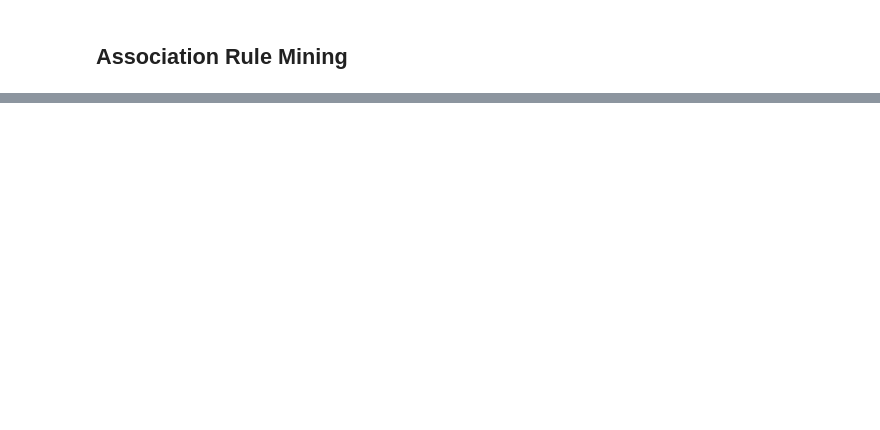
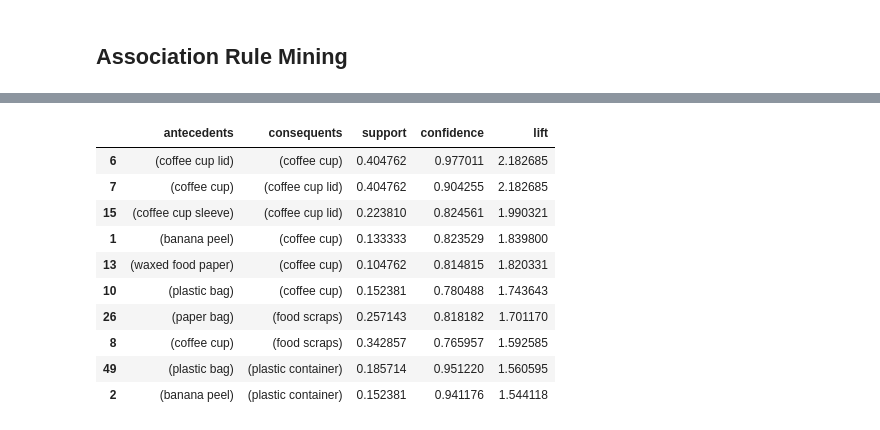
Before and after one commit to bps78/Oscar-Research-Project, a Jupyter notebook: oscar_project.ipynb, the cells around one changed output, grey strips where cells are left out. Saved outputs shown, nothing was run; the diff lists cells and outputs as text; code cells hidden in the pictures; blank space fills up the shorter version.

```diff
--- a/oscar_project.ipynb
+++ b/oscar_project.ipynb
@@ -84,3 +85,6 @@ len(disposals['Item']), disposals['Item'].unique()
         'paper lid', 'pizza box', 'paper sauce cup', 'paper drink tray',
         'battery', 'magazine', 'wooden cutlery', 'tea bag', 'apple scraps',
         'juice pouch'], dtype=object))
+# %%
+trash_items = disposals[disposals['Correct Bin'] == 'Trash']['Item'].unique()
+print(trash_items)
@@ -86,0 +100,3 @@ len(disposals['Item']), disposals['Item'].unique()
+# %%
+recycling_items = disposals[disposals['Correct Bin'] == 'Recycling']['Item'].unique()
+print(recycling_items)
@@ -622,2 +638,29 @@ rules[['antecedents', 'consequents', 'support', 'confidence', 'lift']].sort_valu
 # %%
-#TODO Find association rules with two contaminants
+#Find association rules with two contaminants
+
+results = pd.DataFrame()
+
+for index, row in rules.iterrows():
+    antecedents = list(row['antecedents'])
+    consequents = list(row['consequents'])
+
+    for a in antecedents:
+        for b in consequents:
+            if (a in trash_items and b in recycling_items) or (b in trash_items and a in recycling_items):
+                results = pd.concat([results, pd.DataFrame([row])], ignore_index=True)
+
+results = results.drop_duplicates()
+contam_associates_top_10 = results[['antecedents', 'consequents', 'support', 'confidence', 'lift']].sort_values(by='lift', ascending=False).head(10)
+display(contam_associates_top_10)
+# %% [output]
+|  | antecedents | consequents | support | confidence | lift |
+| 6 | (coffee cup lid) | (coffee cup) | 0.404762 | 0.977011 | 2.182685 |
+| 7 | (coffee cup) | (coffee cup lid) | 0.404762 | 0.904255 | 2.182685 |
+| 15 | (coffee cup sleeve) | (coffee cup lid) | 0.223810 | 0.824561 | 1.990321 |
+| 1 | (banana peel) | (coffee cup) | 0.133333 | 0.823529 | 1.839800 |
+| 13 | (waxed food paper) | (coffee cup) | 0.104762 | 0.814815 | 1.820331 |
+| 10 | (plastic bag) | (coffee cup) | 0.152381 | 0.780488 | 1.743643 |
+| 26 | (paper bag) | (food scraps) | 0.257143 | 0.818182 | 1.701170 |
+| 8 | (coffee cup) | (food scraps) | 0.342857 | 0.765957 | 1.592585 |
+| 49 | (plastic bag) | (plastic container) | 0.185714 | 0.951220 | 1.560595 |
+| 2 | (banana peel) | (plastic container) | 0.152381 | 0.941176 | 1.544118 |
```
Also changed, not shown: parts of 23 cells of this notebook, 1 other file.
